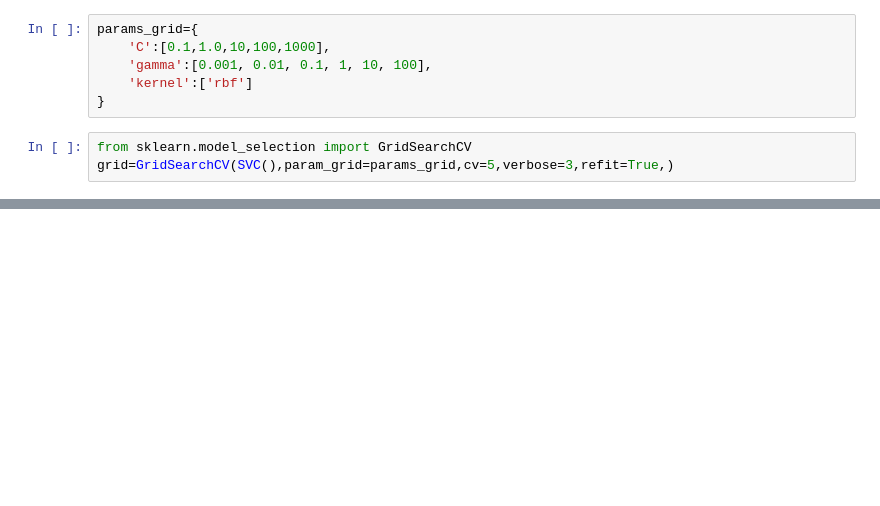
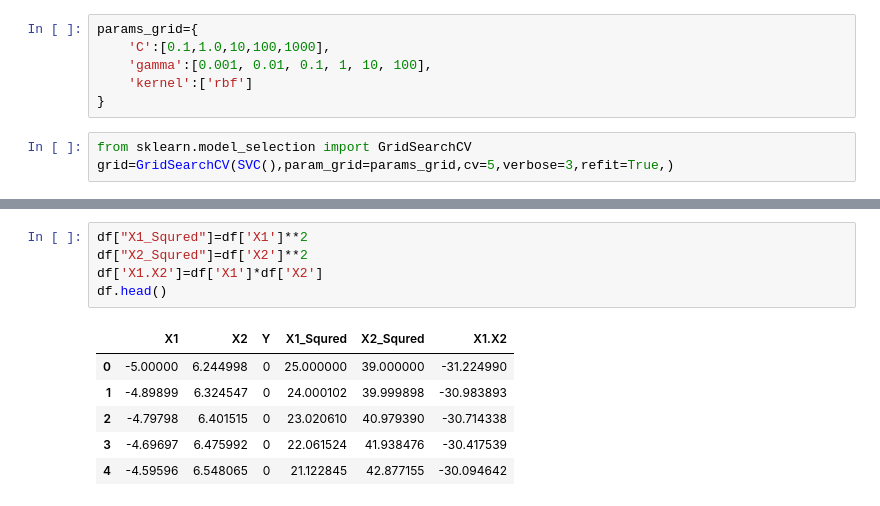
Before and after one commit to coderkhede/Data-Science, a Jupyter notebook: projects/SVM/SVC.ipynb, the cells around one changed output, grey strips where cells are left out. Drawn from its saved outputs; the diff is of its cells as text; blank space fills up the shorter version.

```diff
--- a/projects/SVM/SVC.ipynb
+++ b/projects/SVM/SVC.ipynb
@@ -164,0 +194,12 @@ grid.best_params_
+# %%
+df["X1_Squred"]=df['X1']**2
+df["X2_Squred"]=df['X2']**2
+df['X1.X2']=df['X1']*df['X2']
+df.head()
+# %% [output]
+|  | X1 | X2 | Y | X1_Squred | X2_Squred | X1.X2 |
+| 0 | -5.00000 | 6.244998 | 0 | 25.000000 | 39.000000 | -31.224990 |
+| 1 | -4.89899 | 6.324547 | 0 | 24.000102 | 39.999898 | -30.983893 |
+| 2 | -4.79798 | 6.401515 | 0 | 23.020610 | 40.979390 | -30.714338 |
+| 3 | -4.69697 | 6.475992 | 0 | 22.061524 | 41.938476 | -30.417539 |
+| 4 | -4.59596 | 6.548065 | 0 | 21.122845 | 42.877155 | -30.094642 |
```
Also changed, not shown: parts of 18 cells of this notebook, 2 other files.
